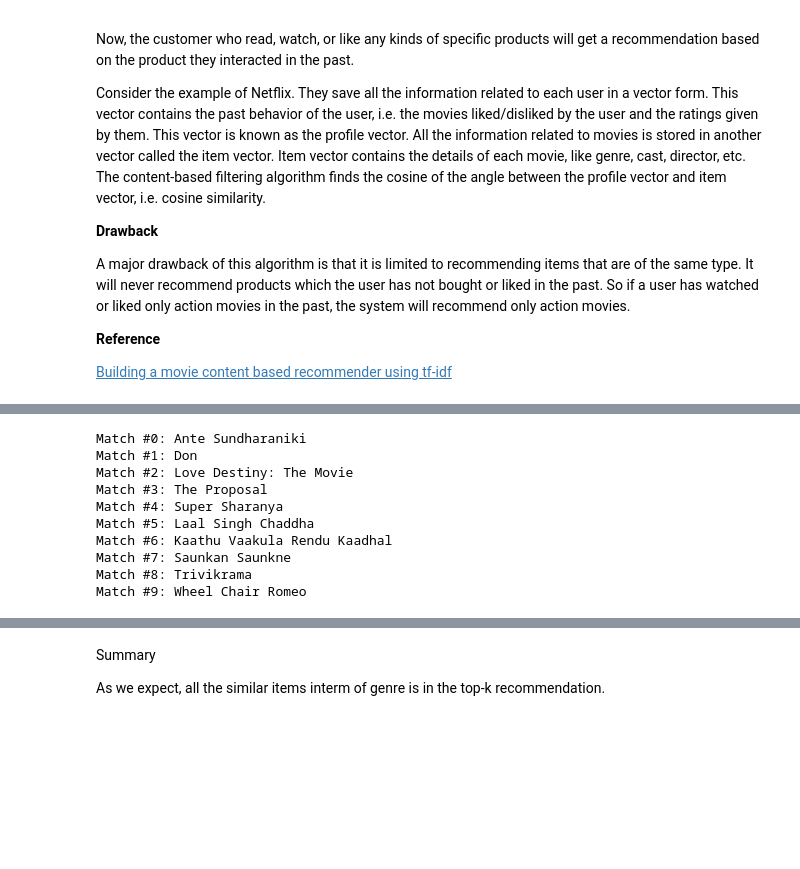
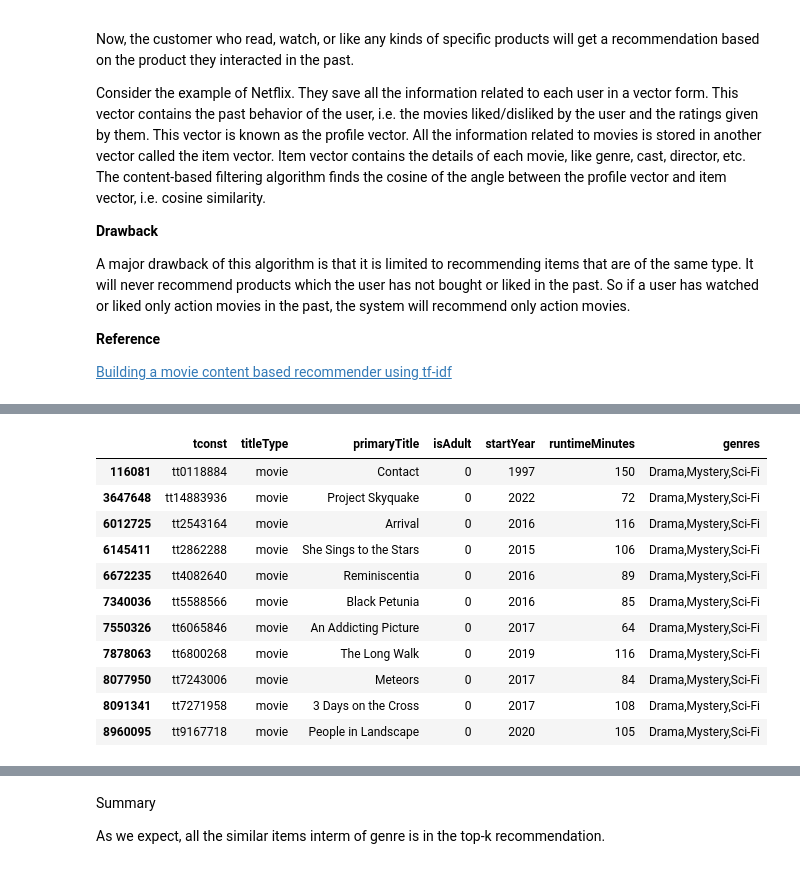
Before and after one commit to jonahwoods95/IMDB-Recommender-System, a Jupyter notebook: Tutorial.ipynb, the cells around one changed output, grey strips where cells are left out. Cells and saved outputs as stored; diff of their text form; code cells hidden in the pictures; blank space fills up the shorter version.

```diff
--- a/Tutorial.ipynb
+++ b/Tutorial.ipynb
@@ -152,6 +160,12 @@ It will never recommend products which the user has not bought or liked in the p
 **Reference**
 
 [Building a movie content based recommender using tf-idf](https://towardsdatascience.com/content-based-recommender-systems-28a1dbd858f5)
+# %%
+def binning_and_ohe(col, bin_size):
+    bins = range(col.min(), col.max()+bin_size, bin_size)
+    labels = [f'{bins[i]}-{bins[i+1] if i < len(bins) else None}' for i in range(len(bins)-1)]
+    bins = cut(col, bins, labels=labels, include_lowest=True)
+    return get_dummies(bins)
 # %%
 # preprocessing
 rated_movies = movies.loc[movies['tconst'].isin(reviews['tconst'])].copy()
@@ -188,7 +232,7 @@ movie_genre_mat = movie_genre_mat.set_index('tconst')
 # %%
 # compute similarity matix
 # takes approx. 6-10 minutes
-reg_matrix = csr_matrix(movie_genre_mat).astype(float32)
+reg_matrix = csr_matrix(item_mat).astype(float32)
 transposed_matrix = reg_matrix.transpose().astype(float32)
 top_movies = awesome_cossim_topn(reg_matrix, transposed_matrix, 10, .5, use_threads=True, n_jobs=2)
 # %%
@@ -218,23 +262,27 @@ def get_matches_df(sparse_matrix, name_vector, top=100):
         'similairity': similairity
     })
 
-matches = get_matches_df(top_movies, movie_genre_mat.reset_index()['tconst'], top=None)
-
-test_movie = movies[movies['originalTitle'].str.lower().str.contains('how to lose a guy in 10 days')]
-test_movie = test_movie['tconst'].iloc[0]
-
-test_matches = matches[matches['left_side'] == test_movie]['right_side']
-
-for i, match in enumerate(test_matches):
-    print(f"Match #{i}: {movies[movies['tconst'] == match]['primaryTitle'].iloc[0]}")
+matches = get_matches_df(top_movies, item_mat.reset_index()['tconst'], top=None)
-# %% [output]
-Match #0: Ante Sundharaniki
-Match #1: Don
-Match #2: Love Destiny: The Movie
-Match #3: The Proposal
-Match #4: Super Sharanya
-Match #5: Laal Singh Chaddha
-Match #6: Kaathu Vaakula Rendu Kaadhal
-Match #7: Saunkan Saunkne
-Match #8: Trivikrama
-Match #9: Wheel Chair Romeo
+# %%
+test_movie = popular_movies[popular_movies['primaryTitle'].str.lower() == 'contact']
+test_movie = test_movie['tconst'].iloc[0]
+
+test_matches = matches[matches['left_side'] == test_movie]['right_side']
+test_matches = test_matches.to_list() + [test_movie]
+
+similar_movies = movies[movies['tconst'].isin(test_matches)]
+# %%
+similar_movies
+# %% [output]
+|  | tconst | titleType | primaryTitle | isAdult | startYear | runtimeMinutes | genres |
+| 116081 | tt0118884 | movie | Contact | 0 | 1997 | 150 | Drama,Mystery,Sci-Fi |
+| 3647648 | tt14883936 | movie | Project Skyquake | 0 | 2022 | 72 | Drama,Mystery,Sci-Fi |
+| 6012725 | tt2543164 | movie | Arrival | 0 | 2016 | 116 | Drama,Mystery,Sci-Fi |
+| 6145411 | tt2862288 | movie | She Sings to the Stars | 0 | 2015 | 106 | Drama,Mystery,Sci-Fi |
+| 6672235 | tt4082640 | movie | Reminiscentia | 0 | 2016 | 89 | Drama,Mystery,Sci-Fi |
+| 7340036 | tt5588566 | movie | Black Petunia | 0 | 2016 | 85 | Drama,Mystery,Sci-Fi |
+| 7550326 | tt6065846 | movie | An Addicting Picture | 0 | 2017 | 64 | Drama,Mystery,Sci-Fi |
+| 7878063 | tt6800268 | movie | The Long Walk | 0 | 2019 | 116 | Drama,Mystery,Sci-Fi |
+| 8077950 | tt7243006 | movie | Meteors | 0 | 2017 | 84 | Drama,Mystery,Sci-Fi |
+| 8091341 | tt7271958 | movie | 3 Days on the Cross | 0 | 2017 | 108 | Drama,Mystery,Sci-Fi |
+| 8960095 | tt9167718 | movie | People in Landscape | 0 | 2020 | 105 | Drama,Mystery,Sci-Fi |
```
Also changed, not shown: parts of 7 cells of this notebook.
